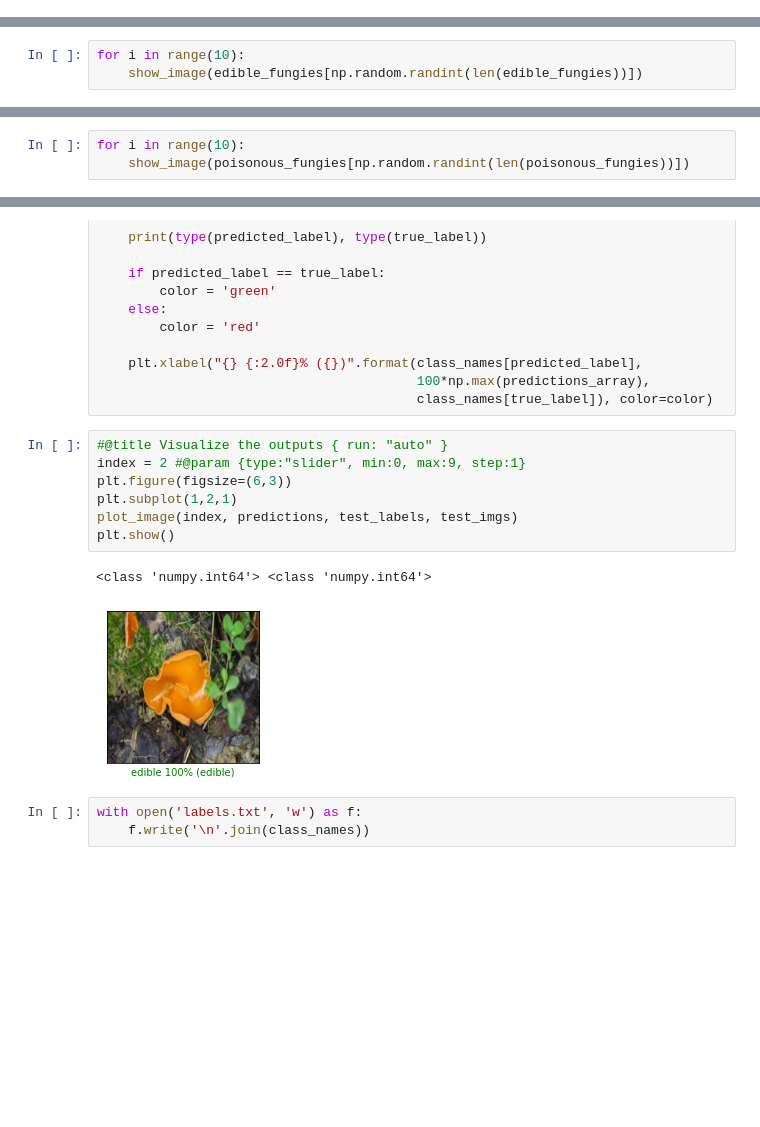
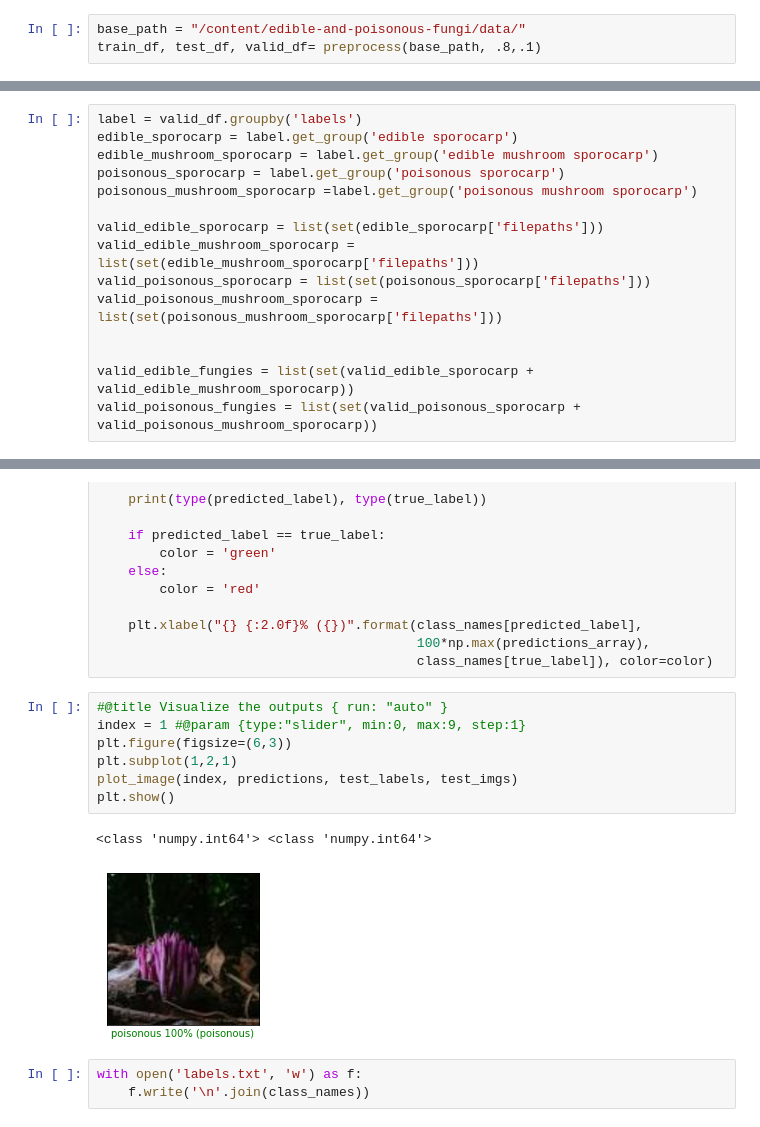
Before and after one commit to uixhamzah/Shroomify, a Jupyter notebook: Machine Learning/Shroomify_Testrun2.ipynb, the cells around one changed output, grey strips where cells are left out. Cells and saved outputs as stored; diff of their text form; blank space fills up the shorter version.

```diff
--- a/Machine Learning/Shroomify_Testrun2.ipynb
+++ b/Machine Learning/Shroomify_Testrun2.ipynb
@@ -121,0 +170,3 @@ Number batch per epoch:  29
+# %%
+base_path = "/content/edible-and-poisonous-fungi/data/"
+train_df, test_df, valid_df= preprocess(base_path, .8,.1)
@@ -124,3 +220,18 @@ Number batch per epoch:  29
+# %%
+label = valid_df.groupby('labels')
+edible_sporocarp = label.get_group('edible sporocarp')
+edible_mushroom_sporocarp = label.get_group('edible mushroom sporocarp')
+poisonous_sporocarp = label.get_group('poisonous sporocarp')
+poisonous_mushroom_sporocarp =label.get_group('poisonous mushroom sporocarp')
+
+valid_edible_sporocarp = list(set(edible_sporocarp['filepaths']))
+valid_edible_mushroom_sporocarp = list(set(edible_mushroom_sporocarp['filepaths']))
+valid_poisonous_sporocarp = list(set(poisonous_sporocarp['filepaths']))
+valid_poisonous_mushroom_sporocarp = list(set(poisonous_mushroom_sporocarp['filepaths']))
+
+
+valid_edible_fungies = list(set(valid_edible_sporocarp + valid_edible_mushroom_sporocarp))
+valid_poisonous_fungies = list(set(valid_poisonous_sporocarp + valid_poisonous_mushroom_sporocarp))
 # %% [markdown]
 ### Number of Edible Fungies:
 # %%
@@ -164,5 +277,2 @@ poisonous_fungies[:10]
 # %% [markdown]
 ### Display file of edible fungies images:
-# %%
-for i in range(10):
-    show_image(edible_fungies[np.random.randint(len(edible_fungies))])
@@ -180,5 +303,2 @@ for i in range(10):
 # %% [markdown]
 ### Display file of poisonous fungies images:
-# %%
-for i in range(10):
-    show_image(poisonous_fungies[np.random.randint(len(poisonous_fungies))])
@@ -467,14 +535,14 @@ def plot_image(i, predictions_array, true_label, img):
                                          class_names[true_label]), color=color)
 # %%
 #@title Visualize the outputs { run: "auto" }
-index = 2 #@param {type:"slider", min:0, max:9, step:1}
+index = 1 #@param {type:"slider", min:0, max:9, step:1}
 plt.figure(figsize=(6,3))
 plt.subplot(1,2,1)
 plot_image(index, predictions, test_labels, test_imgs)
 plt.show()
 # %% [output]
 <class 'numpy.int64'> <class 'numpy.int64'>
-[figure, old version]
+[figure, new version]
 # %%
 with open('labels.txt', 'w') as f:
     f.write('\n'.join(class_names))
```
Also changed, not shown: parts of 30 cells of this notebook.
